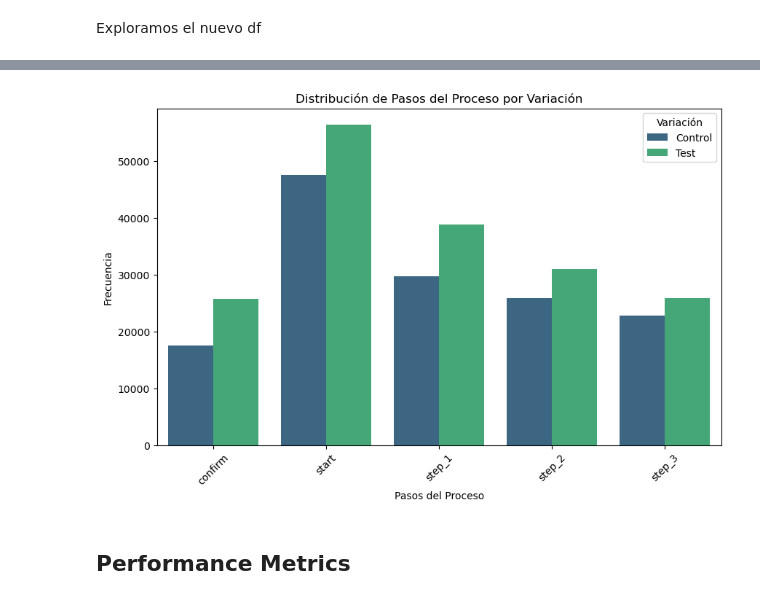
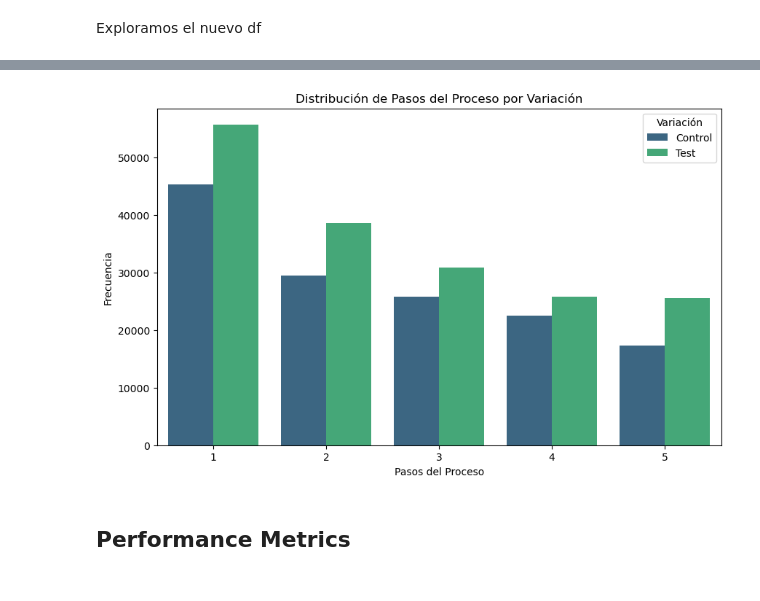
Before and after one commit to Josemargal/vanguard-ab-test, a Jupyter notebook: data_exploration.ipynb, the cells around one changed output, grey strips where cells are left out. Saved outputs shown, nothing was run; the diff lists cells and outputs as text; code cells hidden in the pictures.

```diff
--- a/data_exploration.ipynb
+++ b/data_exploration.ipynb
@@ -269,0 +273,2 @@ dtype: int64
+# %%
+df_web_combined["process_step"] = df_web_combined["process_step"].replace({'start' : 1, 'step_1' : 2, 'step_2' : 3, 'step_3' : 4, 'confirm' : 5})
@@ -269,0 +291,12 @@ dtype: int64
+# %%
+# Ordenar los datos por client_id, visit_id y date_time
+web_data_final = df_web_combined.sort_values(by=['client_id', 'visit_id', 'date_time'])
+
+# Añadir la hora del paso posterior
+web_data_final['next_date_time'] = web_data_final.groupby(['client_id', 'visit_id'])['date_time'].shift(-1)
+
+# Calcular la diferencia de tiempo entre el paso actual y el siguiente
+web_data_final['time_diff'] = web_data_final['next_date_time'] - web_data_final['date_time']
+
+# Convertir la diferencia de tiempo a segundos
+web_data_final['time_diff_seconds'] = web_data_final['time_diff'].dt.total_seconds()
@@ -573,3 +613,3 @@ df_experiment['client_id'].nunique()
 # %%
 # Unir los DataFrames por 'client_id'
-df_merged = pd.merge(df_web_combined, df_experiment, on='client_id', how='inner')
+df_merged = pd.merge(web_data_final, df_experiment, on='client_id', how='inner')
@@ -591,0 +616,2 @@ df_web_combined
+# %%
+df_merged = df_merged.sort_values(by=['client_id', 'visit_id', 'date_time'])
@@ -633,19 +679,18 @@ Name: Variation, dtype: int64
 # %%
 # Contar la frecuencia de cada 'process_step' y agregar la variación
 process_counts = df_merged.groupby(['process_step', 'Variation']).size().reset_index(name='counts')
 
 # Crear un gráfico de barras
 plt.figure(figsize=(10, 6))
 sns.barplot(data=process_counts, x='process_step', y='counts', hue='Variation', palette='viridis')
 
 plt.title('Distribución de Pasos del Proceso por Variación')
 plt.xlabel('Pasos del Proceso')
 plt.ylabel('Frecuencia')
-plt.xticks(rotation=45)  # Rotar las etiquetas del eje x para mejor visibilidad
 plt.legend(title='Variación')  # Título para la leyenda
 plt.show()
 # %% [output]
-[figure, old version]
+[figure, new version]
 # %% [markdown]
 ## Performance Metrics
 # %% [markdown]
```
Also changed, not shown: parts of 20 cells of this notebook.
